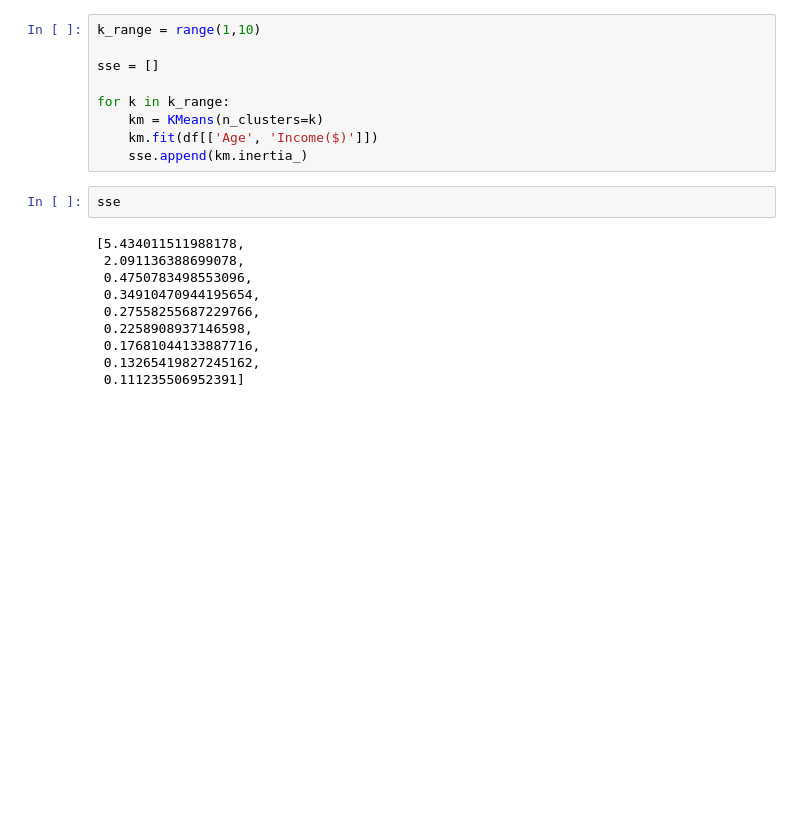
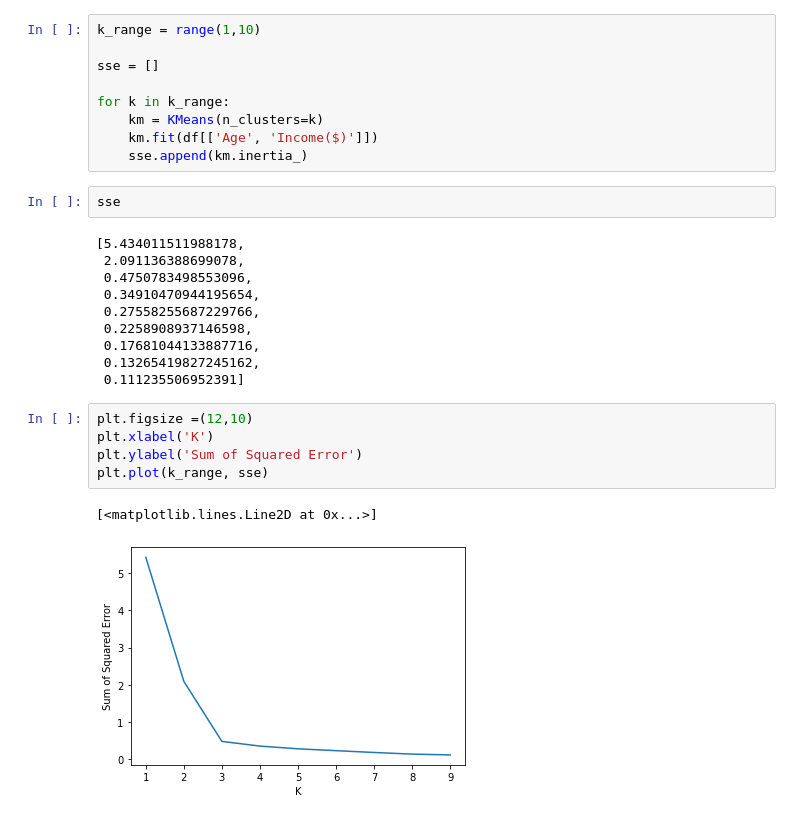
Before and after one commit to Eben-Success/Machine_Learning_Mini_Projects, a Jupyter notebook: 11. K Means Clutering/k_means.ipynb, the cells around one changed output. Saved outputs shown, nothing was run; the diff lists cells and outputs as text; blank space fills up the shorter version.

```diff
--- a/11. K Means Clutering/k_means.ipynb
+++ b/11. K Means Clutering/k_means.ipynb
@@ -164,3 +164,11 @@ sse
  0.17681044133887716,
  0.13265419827245162,
  0.111235506952391]
+# %%
+plt.figsize =(12,10)
+plt.xlabel('K')
+plt.ylabel('Sum of Squared Error')
+plt.plot(k_range, sse)
+# %% [output]
+[<matplotlib.lines.Line2D at 0x...>]
+[figure, added]
```
